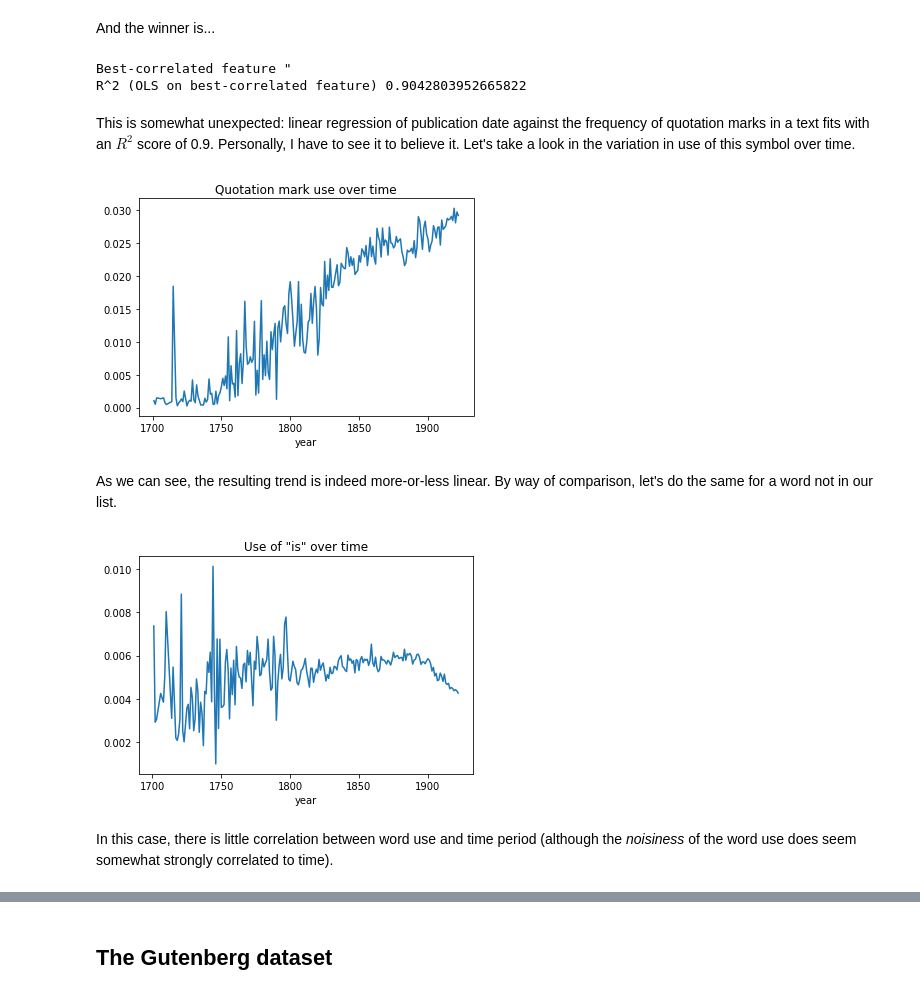
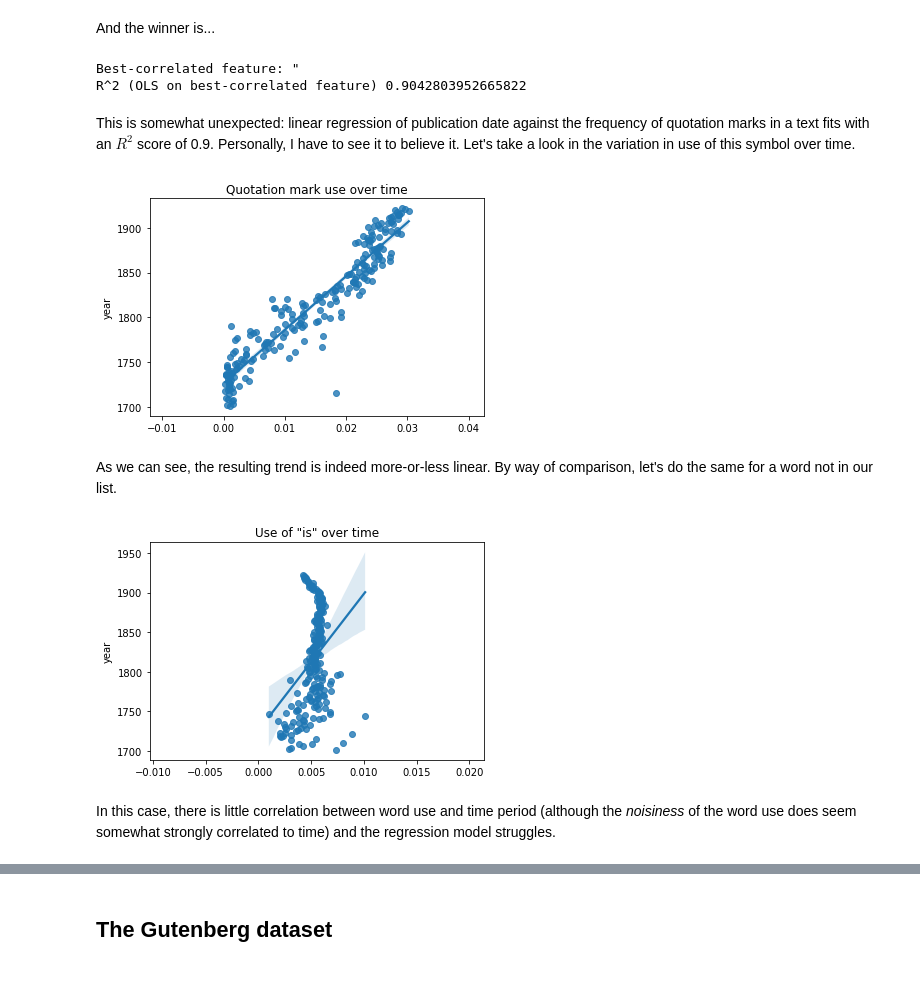
Before and after one commit to bencwallace/doc2date, a Jupyter notebook: doc2date.ipynb, the cells around one changed output, grey strips where cells are left out. Drawn from its saved outputs; the diff is of its cells as text; code cells hidden in the pictures.

```diff
--- a/doc2date.ipynb
+++ b/doc2date.ipynb
@@ -287,22 +308,22 @@ And the winner is...
 # %%
 scores = [r.score(X_test[:, word2token[word]].reshape(-1, 1), y_test) for r in regs]
 i_best = np.argmax(scores)
-print('Best-correlated feature', important_words[i_best])
+print('Best-correlated feature:', important_words[i_best])
 print('R^2 (OLS on best-correlated feature)', scores[i_best])
 # %% [output]
-Best-correlated feature "
+Best-correlated feature: "
 R^2 (OLS on best-correlated feature) 0.9042803952665822
 # %% [markdown]
 This is somewhat unexpected: linear regression of publication date against the frequency of quotation marks in a text fits with an $R^2$ score of 0.9. Personally, I have to see it to believe it. Let's take a look in the variation in use of this symbol over time.
 # %%
-_ = sns.lineplot(y, X_norm[:, word2token['"']]).set_title('Quotation mark use over time')
+_ = sns.regplot(X_norm[:, word2token['"']], y).set_title('Quotation mark use over time')
 # %% [output]
-[figure, old version]
+[figure, new version]
 # %% [markdown]
 As we can see, the resulting trend is indeed more-or-less linear. By way of comparison, let's do the same for a word not in our list.
 # %%
-_ = sns.lineplot(y, X_norm[:, word2token['is']]).set_title('Use of "is" over time')
+_ = sns.regplot(X_norm[:, word2token['is']], y).set_title('Use of "is" over time')
 # %% [output]
-[figure, old version]
+[figure, new version]
 # %% [markdown]
-In this case, there is little correlation between word use and time period (although the *noisiness* of the word use does seem somewhat strongly correlated to time).
+In this case, there is little correlation between word use and time period (although the *noisiness* of the word use does seem somewhat strongly correlated to time) and the regression model struggles.
```
Also changed, not shown: parts of 5 cells of this notebook, 2 other files.
